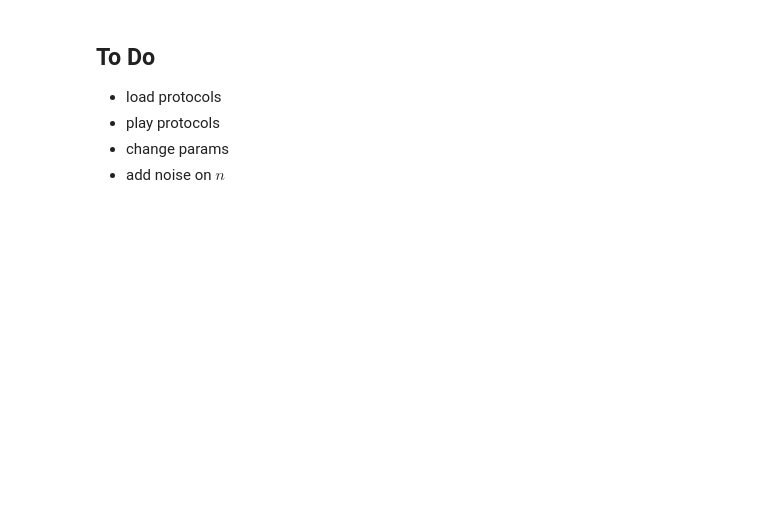
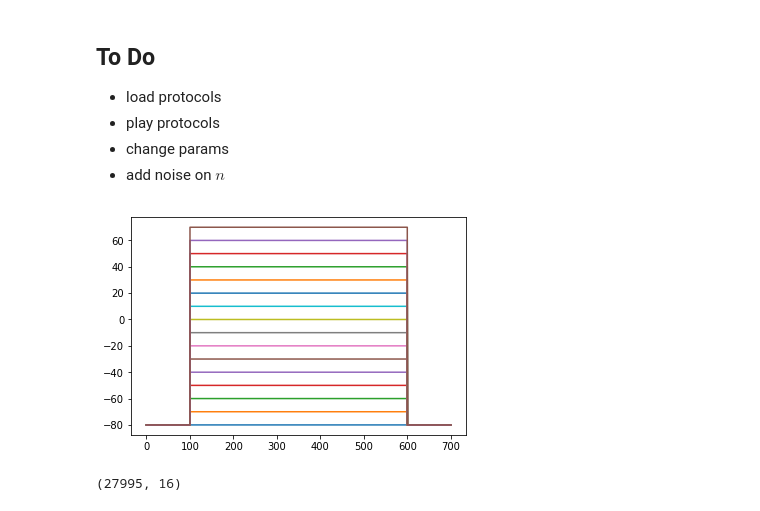
Before and after one commit to mackelab/lfi-experiments, a Jupyter notebook: model_comparison/notebooks/channel_example/channel_simulation_brian.ipynb, the cells around one changed output. Cells and saved outputs as stored; diff of their text form; code cells hidden in the pictures; blank space fills up the shorter version.

```diff
--- a/model_comparison/notebooks/channel_example/channel_simulation_brian.ipynb
+++ b/model_comparison/notebooks/channel_example/channel_simulation_brian.ipynb
@@ -43,3 +69,43 @@ trace.n.shape
 - play protocols
 - change params
 - add noise on $n$
+# %%
+prot = ['v_act','v_inact','v_deact']#,'v_ap','v_ramp']
+p = 0
+protocols = \
+pd.read_csv('/home/janfb/qode/lfi-models/lfimodels/channelomics/protocols/k_channels/'+prot[p]+'.dat',sep='\t')
+
+protocols = protocols.drop(protocols.columns[-1],axis=1)
+
+# extract voltages and time
+protocols1 = protocols.values
+
+V = protocols1[:,1:].T
+t = protocols1[:,0]   # attention: time step varies, but we will assume that it is constant
+tstep = np.mean(np.diff(t)) # ms
+
+time_stamp = time.strftime('%Y%m%d%H%M_')
+# %%
+Vs = {}
+ts = {}
+
+for i, p in enumerate(prot):
+    protocols = pd.read_csv('/home/janfb/qode/lfi-models/lfimodels/channelomics/protocols/k_channels/'+prot[i]+'.dat',sep='\t')
+    protocols = protocols.drop(protocols.columns[-1],axis=1)
+
+    # extract voltages and time
+    protocols1 = protocols.values
+
+    Vs[p] = protocols1[:,1:].T
+    ts[p] = protocols1[:,0]   # attention: time step varies, but we will assume that it is constant
+# %%
+t = 0.324
+idx = [np.where(ts['v_inact'] > t)[0][0]]
+
+plt.plot(ts['v_act'], Vs['v_act'].T);
+# %% [output]
+[figure, added]
+# %%
+Vs['v_act'].T.shape
+# %% [output]
+(27995, 16)
```
Also changed, not shown: parts of 9 cells of this notebook.
